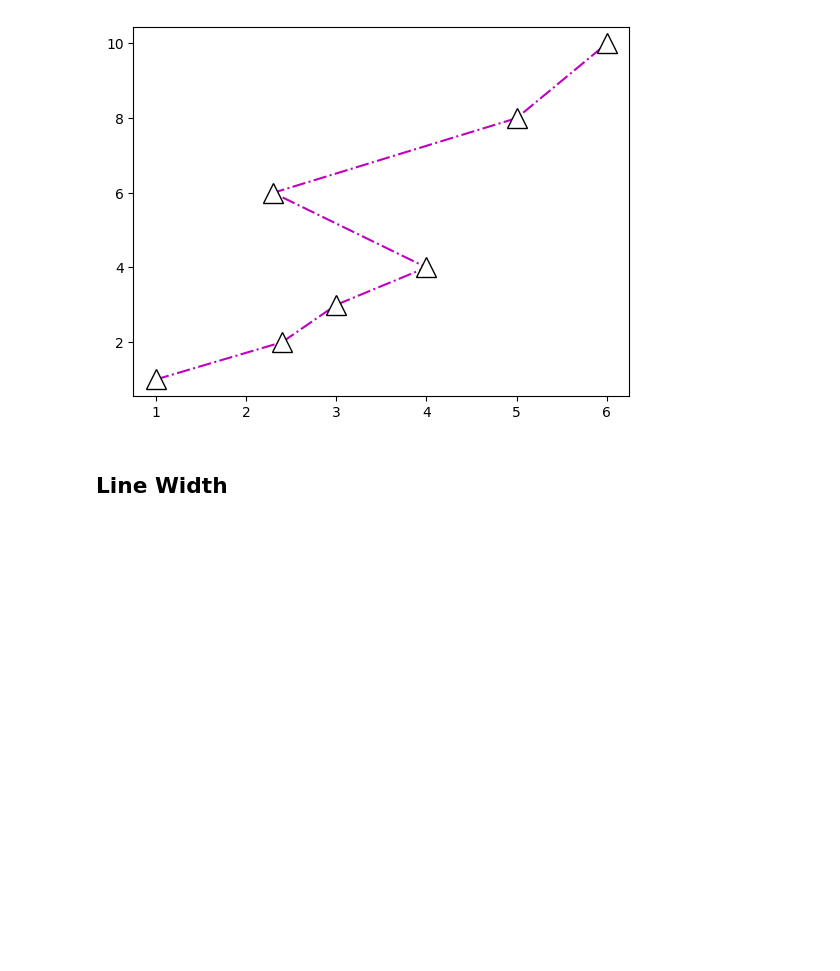
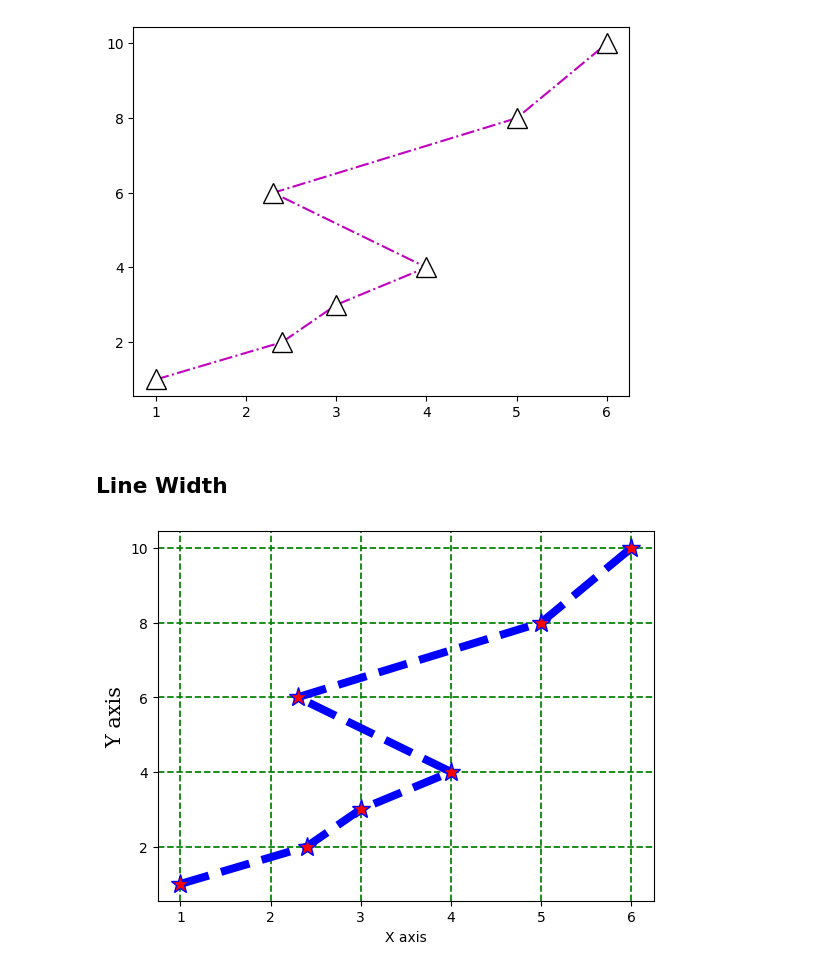
Before and after one commit to SAliSH79/Python_Hejazizo, a Jupyter notebook: Advanced/Matplotlib.ipynb, the cells around one changed output. Drawn from its saved outputs; the diff is of its cells as text; code cells hidden in the pictures; blank space fills up the shorter version.

Commit message:
Matplotlib grid configurations

```diff
--- a/Advanced/Matplotlib.ipynb
+++ b/Advanced/Matplotlib.ipynb
@@ -43,3 +44,13 @@ plt.show()
 [figure]
 # %% [markdown]
 ## Line Width
+# %%
+plt.plot(x,y, color = 'b',marker = '*', ms = 14, mfc = 'r', ls = '--', linewidth='5.75')
+
+plt.xlabel('X axis')
+plt.ylabel('Y axis', fontname = 'serif', fontsize = 15)
+plt.grid(color = 'g', linestyle = '--', linewidth = 1.25)
+
+plt.show()
+# %% [output]
+[figure, added]
```
Also changed, not shown: parts of 2 cells of this notebook.
